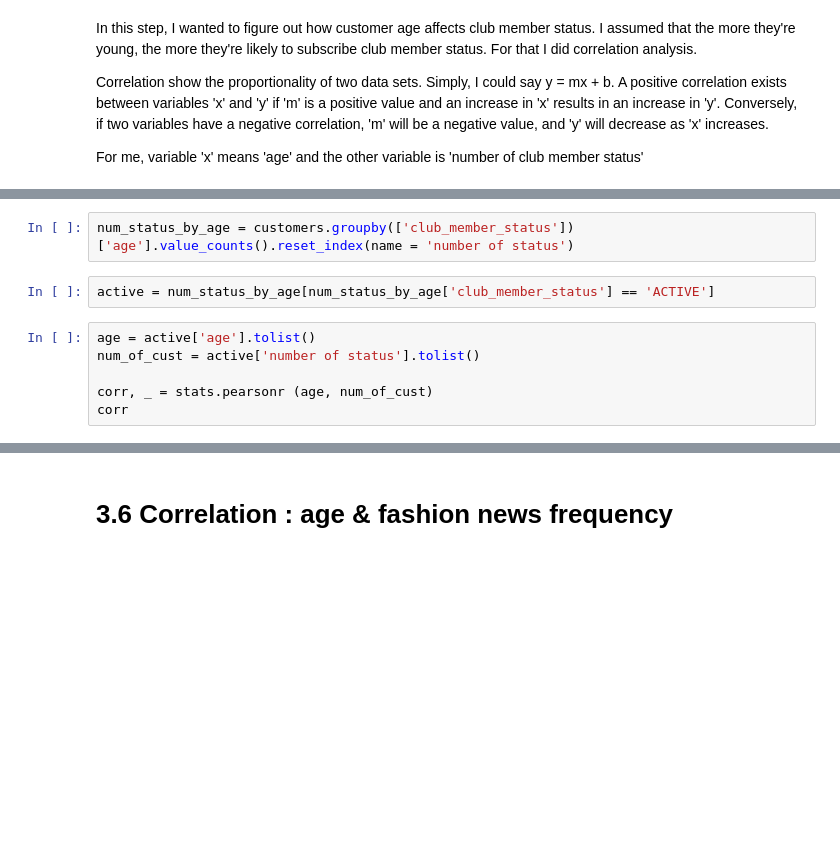
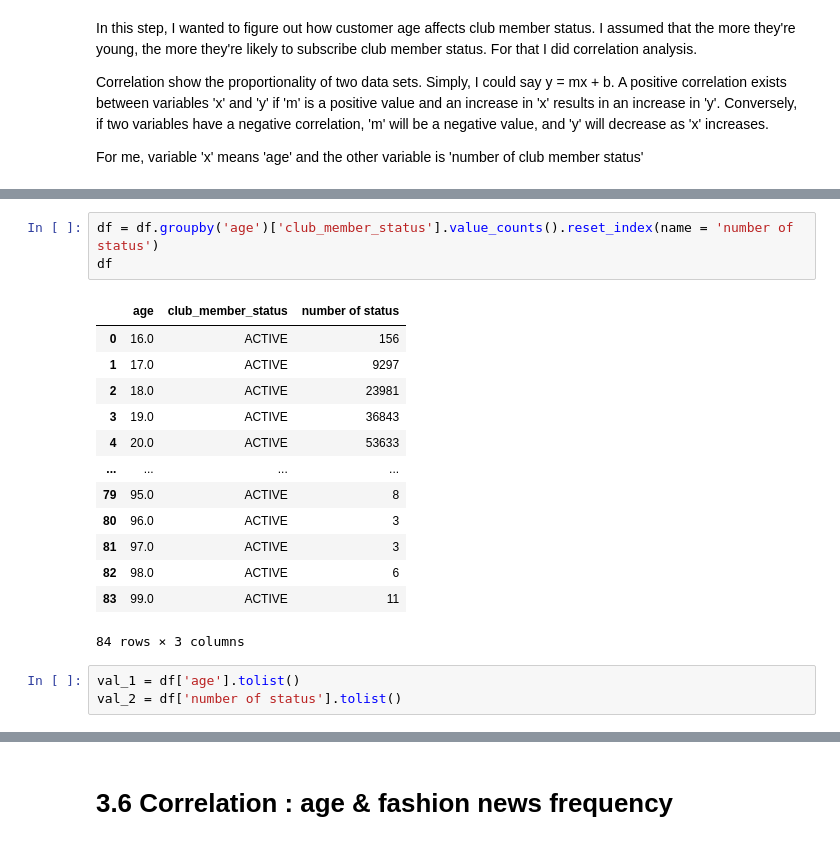
Before and after one commit to INA-95/H-M-Personalized-Fashion-Recommendations, a Jupyter notebook: EDA.ipynb, the cells around one changed output, grey strips where cells are left out. Saved outputs shown, nothing was run; the diff lists cells and outputs as text; blank space fills up the shorter version.

```diff
--- a/EDA.ipynb
+++ b/EDA.ipynb
@@ -299,11 +318,21 @@ For me, variable 'x' means 'age' and the other variable is 'number of club membe
 # %%
-num_status_by_age = customers.groupby(['club_member_status'])['age'].value_counts().reset_index(name = 'number of status')
+df = df.groupby('age')['club_member_status'].value_counts().reset_index(name = 'number of status')
+df
+# %% [output]
+|  | age | club_member_status | number of status |
+| 0 | 16.0 | ACTIVE | 156 |
+| 1 | 17.0 | ACTIVE | 9297 |
+| 2 | 18.0 | ACTIVE | 23981 |
+| 3 | 19.0 | ACTIVE | 36843 |
+| 4 | 20.0 | ACTIVE | 53633 |
+| ... | ... | ... | ... |
+| 79 | 95.0 | ACTIVE | 8 |
+| 80 | 96.0 | ACTIVE | 3 |
+| 81 | 97.0 | ACTIVE | 3 |
+| 82 | 98.0 | ACTIVE | 6 |
+| 83 | 99.0 | ACTIVE | 11 |
+84 rows × 3 columns
-# %%
-active = num_status_by_age[num_status_by_age['club_member_status'] == 'ACTIVE']
-# %%
-age = active['age'].tolist()
-num_of_cust = active['number of status'].tolist()
-
-corr, _ = stats.pearsonr (age, num_of_cust)
-corr
+# %%
+val_1 = df['age'].tolist()
+val_2 = df['number of status'].tolist()
 # %%
```
Also changed, not shown: parts of 16 cells of this notebook.
